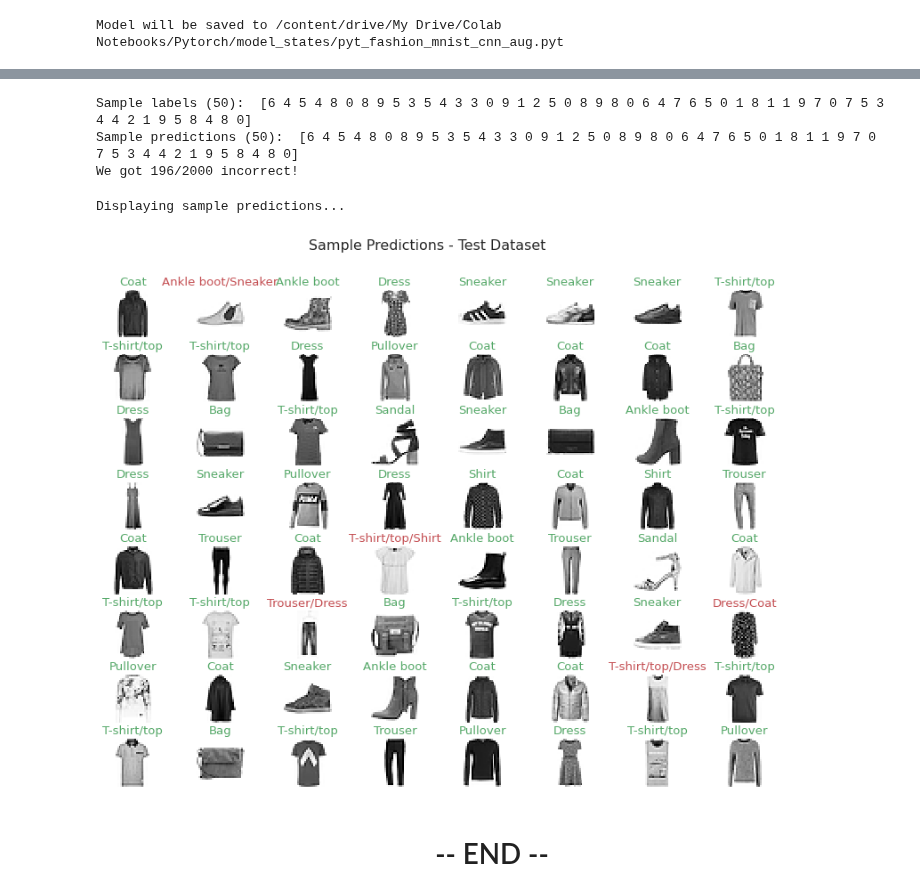
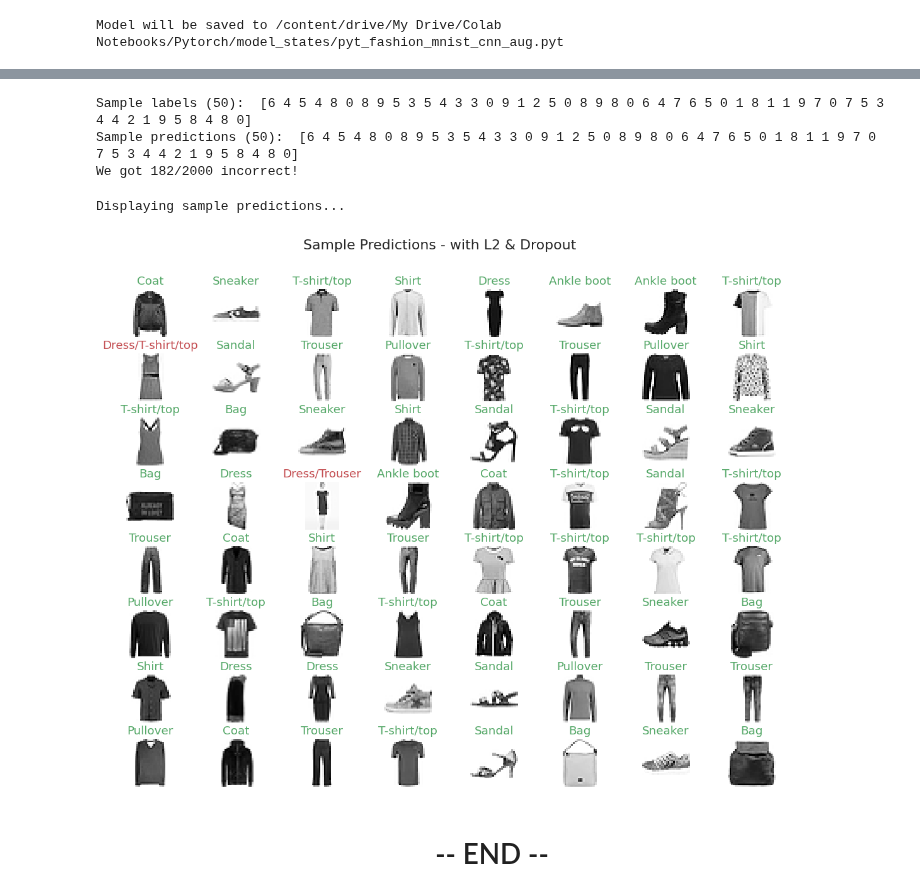
Before and after one commit to mjbhobe/dl-pytorch, a Jupyter notebook: pyt_fashion_mnist - Part3.ipynb, the cells around one changed output, grey strips where cells are left out. Drawn from its saved outputs; the diff is of its cells as text; code cells hidden in the pictures.

```diff
--- a/pyt_fashion_mnist - Part3.ipynb
+++ b/pyt_fashion_mnist - Part3.ipynb
@@ -318,6 +293,6 @@ def build_model_l2_do():
 # %%
-model, optimizer = build_model_l2_do()
-model.summary((NUM_CHANNELS, IMAGE_HEIGHT, IMAGE_WIDTH))
+model = FMNistNetL2DO().to(DEVICE)
+print(torchsummary.summary(model, (NUM_CHANNELS, IMAGE_HEIGHT, IMAGE_WIDTH)))
 # %% [output]
 ----------------------------------------------------------------
         Layer (type)               Output Shape         Param #
@@ -366,0 +325,18 @@ pytk.show_plots(hist, metric='acc')
+# %%
+from torch.optim.lr_scheduler import ReduceLROnPlateau
+
+# learning rate scheduler - reduce learning rate by a factor of 0.10 (10%) when val_loss plateaus
+lr_scheduler = ReduceLROnPlateau(optimizer, mode='min', factor=0.10, patience=5, verbose=1)
+
+# early stopping, if val_loss does not improve for 5 epochs, stop training
+early_stopping = t3.EarlyStopping(
+    model, metrics_map, monitor="val_loss", patience=5, track_after_epoch=50
+)
+# %%
+hist = trainer.fit(
+    model, optimizer, train_dataset, validation_dataset=val_dataset,
+    lr_scheduler=lr_scheduler, early_stopping=early_stopping
+)
+
+# hist = trainer.fit(train_dataset, validation_dataset=val_dataset,
+#                          epochs=NUM_EPOCHS, batch_size=BATCH_SIZE, lr_scheduler=lr_scheduler)
@@ -408,0 +407,5 @@ print(model.summary((NUM_CHANNELS, IMAGE_HEIGHT, IMAGE_WIDTH)))
+# %%
+del model
+model = FMNistNetL2DO().to(DEVICE)
+t3.load_model(model, PY_MODEL_SAVE_PATH_AUG)
+print(torchsummary.summary(model, (NUM_CHANNELS, IMAGE_WIDTH, IMAGE_HEIGHT)))
@@ -409,6 +430,6 @@ print(model.summary((NUM_CHANNELS, IMAGE_HEIGHT, IMAGE_WIDTH)))
 # %%
 # run predictions
-y_pred, y_true = model.predict_dataset(test_dataset)
+y_pred, y_true = trainer.predict(model, test_dataset)
 y_pred = np.argmax(y_pred, axis=1)
 print('Sample labels (50): ', y_true[:50])
 print('Sample predictions (50): ', y_true[:50])
@@ -416,19 +437,22 @@ print('We got %d/%d incorrect!' % ((y_pred != y_true).sum(), len(y_true)))
 # %% [output]
 Sample labels (50):  [6 4 5 4 8 0 8 9 5 3 5 4 3 3 0 9 1 2 5 0 8 9 8 0 6 4 7 6 5 0 1 8 1 1 9 7 0 7 5 3 4 4 2 1 9 5 8 4 8 0]
 Sample predictions (50):  [6 4 5 4 8 0 8 9 5 3 5 4 3 3 0 9 1 2 5 0 8 9 8 0 6 4 7 6 5 0 1 8 1 1 9 7 0 7 5 3 4 4 2 1 9 5 8 4 8 0]
-We got 196/2000 incorrect!
+We got 182/2000 incorrect!
 # %%
 # display sample
 print('Displaying sample predictions...')
-trainloader = torch.utils.data.DataLoader(test_dataset, batch_size=64, shuffle=True)
+trainloader = torch.utils.data.DataLoader(
+    test_dataset, batch_size = 64, shuffle = True
+)
 data_iter = iter(trainloader)
-images, labels = data_iter.next()  # fetch a batch of 64 random images
-preds = model.predict(images)
-preds = np.argmax(preds, axis=1)
-#type(images), type(labels), type(preds)
-display_sample(images, labels.cpu().numpy(), sample_predictions=preds,
-                grid_shape=(8, 8), plot_title='Sample Predictions - Test Dataset')
+images, labels = next(data_iter)  # fetch a batch of 64 random images
+preds = trainer.predict(model, images)
+preds = np.argmax(preds, axis = 1)
+display_sample(
+    images, labels.numpy(), sample_predictions = preds,
+    grid_shape = (8, 8), plot_title = 'Sample Predictions - with L2 & Dropout'
+)
 # %% [output]
 Displaying sample predictions...
-[figure, old version]
+[figure, new version]
 # %% [markdown]
```
Also changed, not shown: parts of 19 cells of this notebook, 2 other files.
